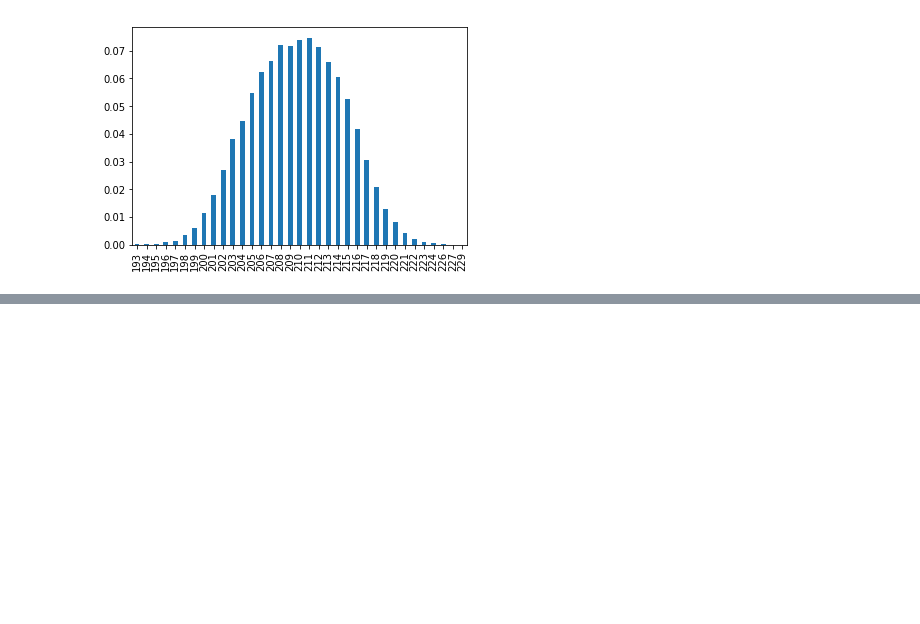
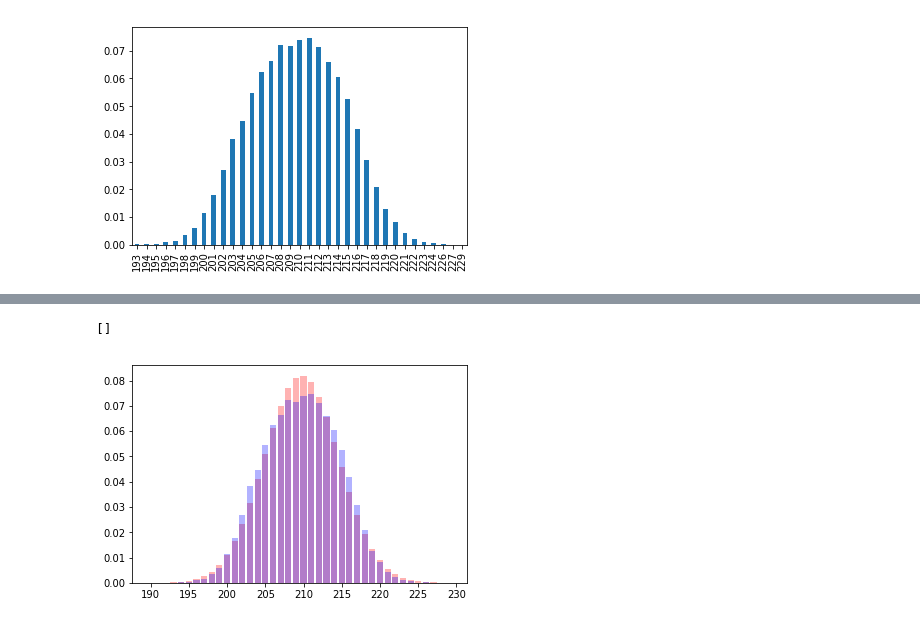
Before and after one commit to fugashy/probabilistic_robotics_simulator, a Jupyter notebook: basic_of_stochastic/view_range_sensor.ipynb, the cells around one changed output, grey strips where cells are left out. Drawn from its saved outputs; the diff is of its cells as text; code cells hidden in the pictures; blank space fills up the shorter version.

```diff
--- a/basic_of_stochastic/view_range_sensor.ipynb
+++ b/basic_of_stochastic/view_range_sensor.ipynb
@@ -106,0 +150,23 @@ plt.show()
+# %%
+def prob_of_nd_trapezoid_aproximated(base_z, width, mu, var):
+    u"""正規分布に従った確率質量を得る
+    台形近似した値を得る
+
+    Args:
+        base_z(float): 積分する基準の値
+        width(float): 積分する幅
+        mu(float): 平均
+        var(float): 分散
+    """
+    return width * (draw_from_nd(base_z - width, mu, var) + draw_from_nd(base_z + width, mu, var))
+# %%
+zs = range(190, 230)
+ys = [prob_of_nd_trapezoid_aproximated(z, 0.5, mean, unbiased_var) for z in zs]
+
+plt.bar(zs, ys, color='red', alpha=0.3)
+f = freqs['probs'].sort_index()
+plt.bar(f.index, f.values, color='blue', alpha=0.3)
+plt.plot()
+# %% [output]
+[]
+[figure, added]
```
Also changed, not shown: parts of 5 cells of this notebook.
